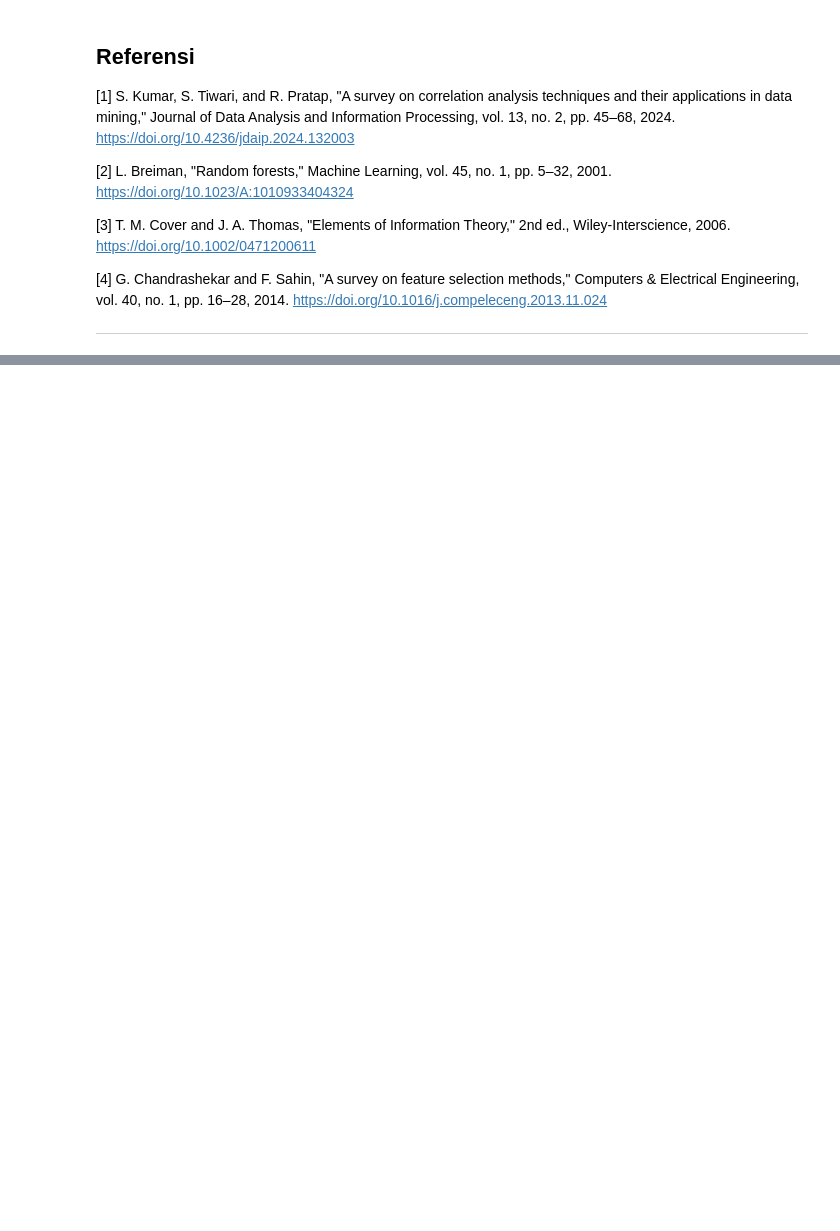
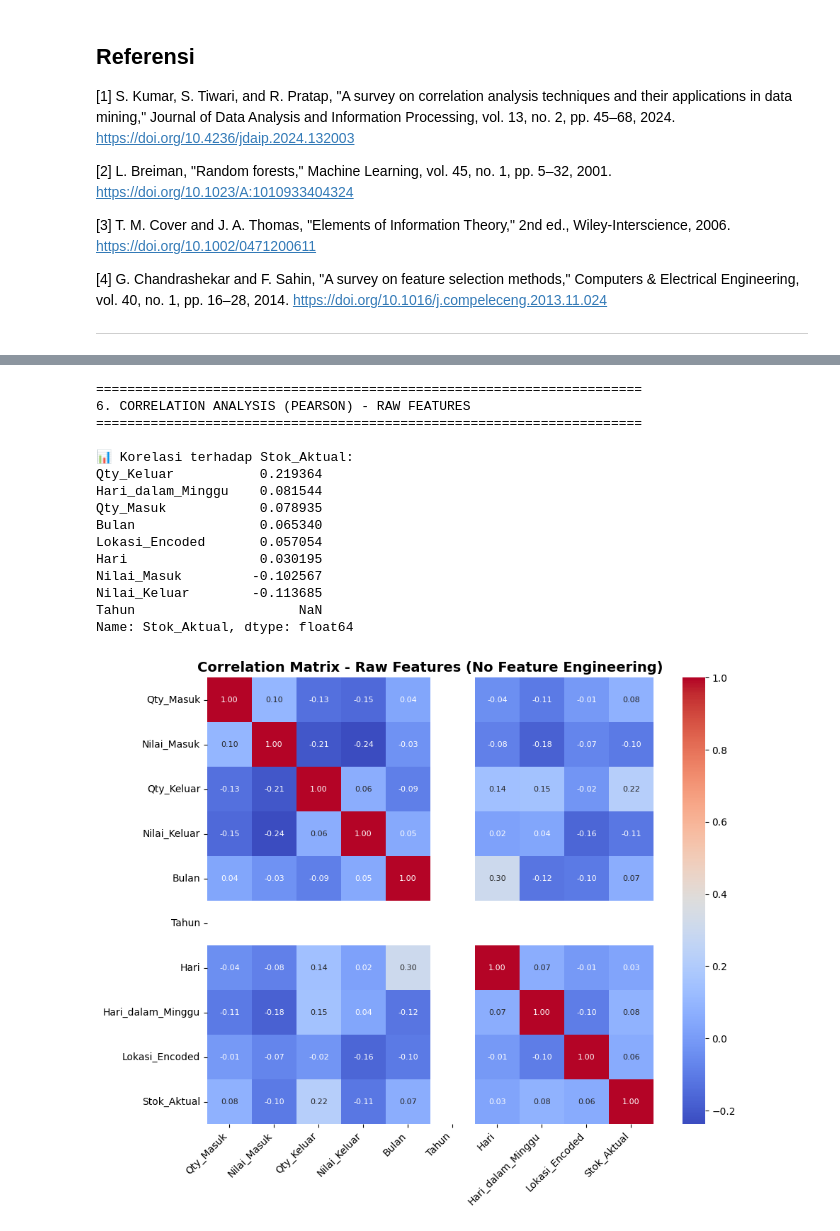
Before and after one commit to ChandraBudiWijaya/uts-penambangan-data-kelompok-16, a Jupyter notebook: feature-selection.ipynb, the cells around one changed output, grey strips where cells are left out. Drawn from its saved outputs; the diff is of its cells as text; code cells hidden in the pictures; blank space fills up the shorter version.

```diff
--- a/feature-selection.ipynb
+++ b/feature-selection.ipynb
@@ -670,0 +1486,15 @@ Fitur seperti *Supplier*, *Cabang*, *Tahun*, *NAMA_PRODUK*, *KODE*, *UNIT*,ataup
+# %%
+# ==============================================
+# 3. AGREGASI MINIMAL (HANYA UNTUK MERGE)
+# ==============================================
+print("\n" + "="*70)
+print("3. AGREGASI MINIMAL PER PRODUK (untuk merge dengan stok)")
+print("="*70)
+
+# Kita tetap perlu agregasi per produk karena target (Stok_Aktual) adalah per produk
+# TAPI: kita TIDAK membuat fitur agregat (sum, mean, std), hanya mengambil NILAI TERAKHIR
+pembelian_simple = df.sort_values(['Kode', 'Tanggal']).groupby('Kode').tail(1).reset_index(drop=True)
+
+print(f"✓ Mengambil transaksi TERAKHIR per produk: {len(pembelian_simple)} produk")
+print(f"\nSample data (last transaction per product):")
+print(pembelian_simple[['Kode', 'Tanggal', 'Qty_Masuk', 'Qty_Keluar', 'Bulan', 'Tahun']].head(10))
@@ -670,0 +1618,48 @@ Fitur seperti *Supplier*, *Cabang*, *Tahun*, *NAMA_PRODUK*, *KODE*, *UNIT*,ataup
+# %%
+# ==============================================
+# 6. CORRELATION ANALYSIS
+# ==============================================
+print("\n" + "="*70)
+print("6. CORRELATION ANALYSIS (PEARSON) - RAW FEATURES")
+print("="*70)
+
+# Correlation matrix
+corr = X.join(y).corr()
+stok_corr = corr['Stok_Aktual'].sort_values(ascending=False)
+
+print("\n📊 Korelasi terhadap Stok_Aktual:")
+print(stok_corr.drop('Stok_Aktual'))
+
+# Visualisasi
+plt.figure(figsize=(10, 8))
+sns.heatmap(
+    X.join(y).corr(),
+    cmap='coolwarm',
+    annot=True,
+    fmt=".2f",
+    annot_kws={"size": 8},
+    square=True
+)
+plt.title("Correlation Matrix - Raw Features (No Feature Engineering)", fontsize=14, fontweight='bold')
+plt.xticks(rotation=45, ha='right')
+plt.yticks(rotation=0)
+plt.tight_layout()
+plt.savefig('correlation_raw_features.png', dpi=300, bbox_inches='tight')
+plt.show()
+# %% [output]
+======================================================================
+6. CORRELATION ANALYSIS (PEARSON) - RAW FEATURES
+======================================================================
+
+📊 Korelasi terhadap Stok_Aktual:
+Qty_Keluar           0.219364
+Hari_dalam_Minggu    0.081544
+Qty_Masuk            0.078935
+Bulan                0.065340
+Lokasi_Encoded       0.057054
+Hari                 0.030195
+Nilai_Masuk         -0.102567
+Nilai_Keluar        -0.113685
+Tahun                     NaN
+Name: Stok_Aktual, dtype: float64
+[figure, added]
```
Also changed, not shown: parts of 24 cells of this notebook, 10 other files.
